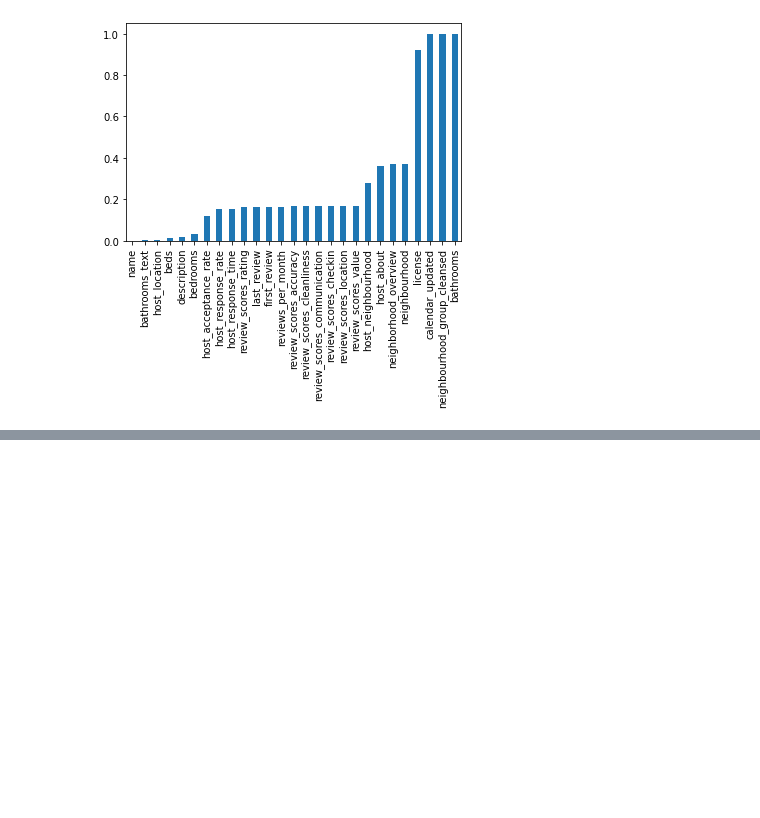
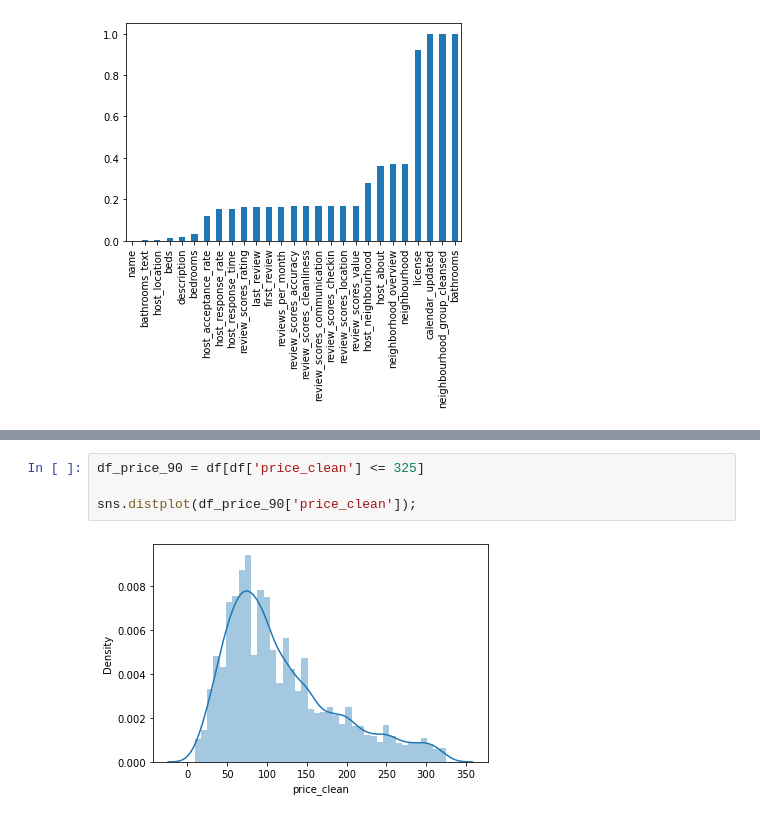
Before and after one commit to Aleaume/Udactiy_DataSc_P1, a Jupyter notebook: Data_Exploration.ipynb, the cells around one changed output, grey strips where cells are left out. Saved outputs shown, nothing was run; the diff lists cells and outputs as text; blank space fills up the shorter version.

```diff
--- a/Data_Exploration.ipynb
+++ b/Data_Exploration.ipynb
@@ -123,0 +224,6 @@ Name: id, Length: 98, dtype: int64
+# %%
+df_price_90 = df[df['price_clean'] <= 325]
+
+sns.distplot(df_price_90['price_clean']);
+# %% [output]
+[figure, added]
```
Also changed, not shown: parts of 19 cells of this notebook, 1 other file.
